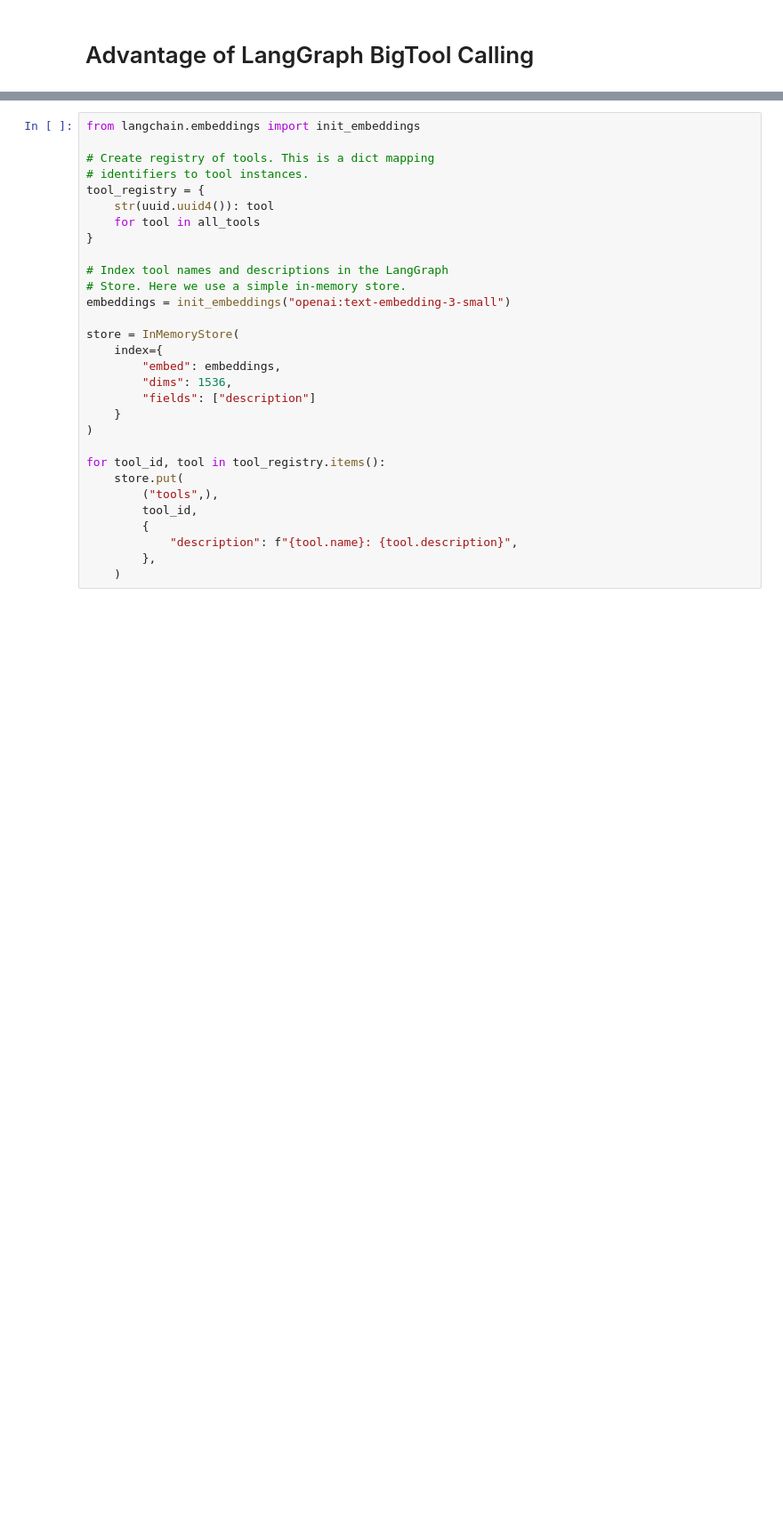
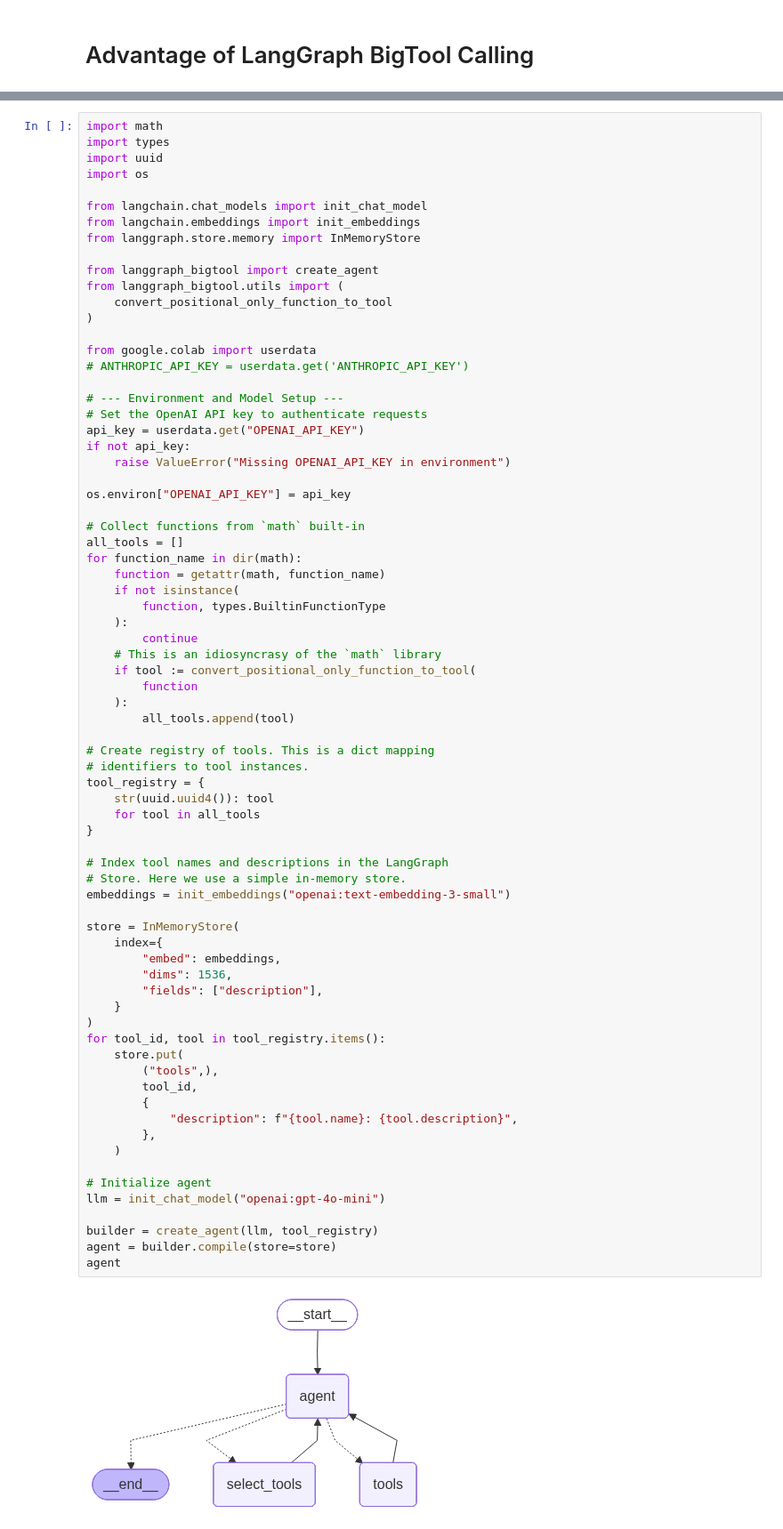
Before and after one commit to rasulkarimov/agents, a Jupyter notebook: contextual-engineering-agent.ipynb, the cells around one changed output, grey strips where cells are left out. Shown at 89% size. Drawn from its saved outputs; the diff is of its cells as text; blank space fills up the shorter version.

```diff
--- a/contextual-engineering-agent.ipynb
+++ b/contextual-engineering-agent.ipynb
@@ -715,30 +602,75 @@ for function_name in dir(math):
 # %%
+import math
+import types
+import uuid
+import os
+
+from langchain.chat_models import init_chat_model
 from langchain.embeddings import init_embeddings
+from langgraph.store.memory import InMemoryStore
+
+from langgraph_bigtool import create_agent
+from langgraph_bigtool.utils import (
+    convert_positional_only_function_to_tool
+)
+
+from google.colab import userdata
+# ANTHROPIC_API_KEY = userdata.get('ANTHROPIC_API_KEY')
+
+# --- Environment and Model Setup ---
+# Set the OpenAI API key to authenticate requests
+api_key = userdata.get("OPENAI_API_KEY")
+if not api_key:
+    raise ValueError("Missing OPENAI_API_KEY in environment")
+
+os.environ["OPENAI_API_KEY"] = api_key
+
+# Collect functions from `math` built-in
+all_tools = []
+for function_name in dir(math):
+    function = getattr(math, function_name)
+    if not isinstance(
+        function, types.BuiltinFunctionType
+    ):
+        continue
+    # This is an idiosyncrasy of the `math` library
+    if tool := convert_positional_only_function_to_tool(
+        function
+    ):
+        all_tools.append(tool)
 
 # Create registry of tools. This is a dict mapping
 # identifiers to tool instances.
 tool_registry = {
     str(uuid.uuid4()): tool
     for tool in all_tools
 }
 
 # Index tool names and descriptions in the LangGraph
 # Store. Here we use a simple in-memory store.
 embeddings = init_embeddings("openai:text-embedding-3-small")
 
 store = InMemoryStore(
     index={
         "embed": embeddings,
         "dims": 1536,
-        "fields": ["description"]
+        "fields": ["description"],
     }
 )
-
 for tool_id, tool in tool_registry.items():
     store.put(
         ("tools",),
         tool_id,
         {
             "description": f"{tool.name}: {tool.description}",
         },
     )
+
+# Initialize agent
+llm = init_chat_model("openai:gpt-4o-mini")
+
+builder = create_agent(llm, tool_registry)
+agent = builder.compile(store=store)
+agent
+# %% [output]
+[figure, added]
```
Also changed, not shown: parts of 59 cells of this notebook.
